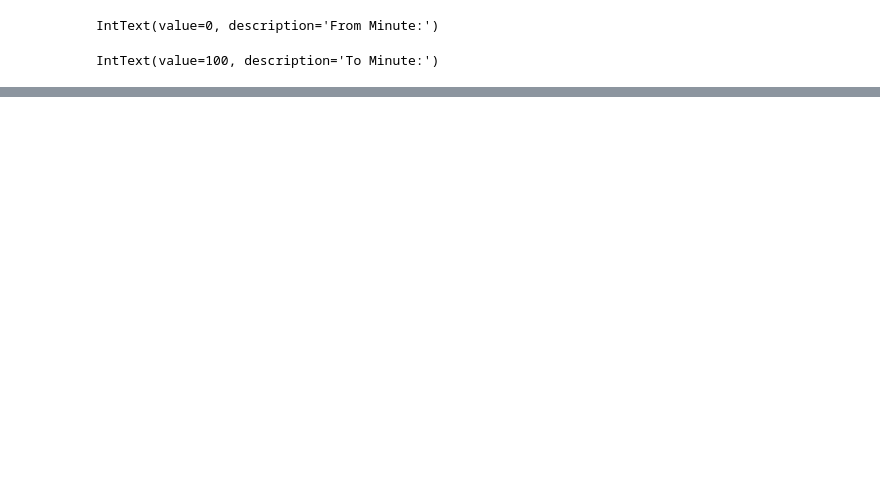
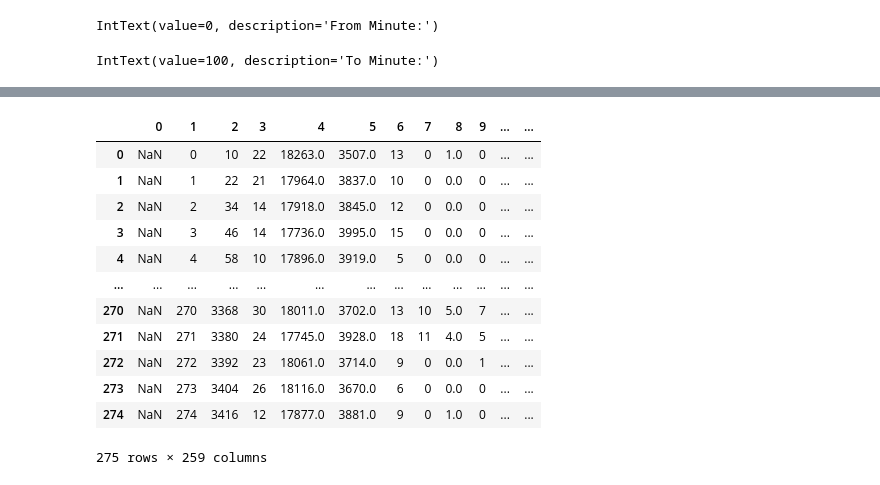
Before and after one commit to ODZ-UJF-AV-CR/ISS_SPACEDOS, a Jupyter notebook: SPACEDOS02_calibration.ipynb, the cells around one changed output, grey strips where cells are left out. Saved outputs shown, nothing was run; the diff lists cells and outputs as text; code cells hidden in the pictures; blank space fills up the shorter version.

```diff
--- a/SPACEDOS02_calibration.ipynb
+++ b/SPACEDOS02_calibration.ipynb
@@ -77,0 +80,17 @@ fig.show()
+# %%
+rc.iloc[:,6:]
+rc
+# %% [output]
+|  | 0 | 1 | 2 | 3 | 4 | 5 | 6 | 7 | 8 | 9 | ... | ... |
+| 0 | NaN | 0 | 10 | 22 | 18263.0 | 3507.0 | 13 | 0 | 1.0 | 0 | ... | ... |
+| 1 | NaN | 1 | 22 | 21 | 17964.0 | 3837.0 | 10 | 0 | 0.0 | 0 | ... | ... |
+| 2 | NaN | 2 | 34 | 14 | 17918.0 | 3845.0 | 12 | 0 | 0.0 | 0 | ... | ... |
+| 3 | NaN | 3 | 46 | 14 | 17736.0 | 3995.0 | 15 | 0 | 0.0 | 0 | ... | ... |
+| 4 | NaN | 4 | 58 | 10 | 17896.0 | 3919.0 | 5 | 0 | 0.0 | 0 | ... | ... |
+| ... | ... | ... | ... | ... | ... | ... | ... | ... | ... | ... | ... | ... |
+| 270 | NaN | 270 | 3368 | 30 | 18011.0 | 3702.0 | 13 | 10 | 5.0 | 7 | ... | ... |
+| 271 | NaN | 271 | 3380 | 24 | 17745.0 | 3928.0 | 18 | 11 | 4.0 | 5 | ... | ... |
+| 272 | NaN | 272 | 3392 | 23 | 18061.0 | 3714.0 | 9 | 0 | 0.0 | 1 | ... | ... |
+| 273 | NaN | 273 | 3404 | 26 | 18116.0 | 3670.0 | 6 | 0 | 0.0 | 0 | ... | ... |
+| 274 | NaN | 274 | 3416 | 12 | 17877.0 | 3881.0 | 9 | 0 | 1.0 | 0 | ... | ... |
+275 rows × 259 columns
```
Also changed, not shown: parts of 3 cells of this notebook.
